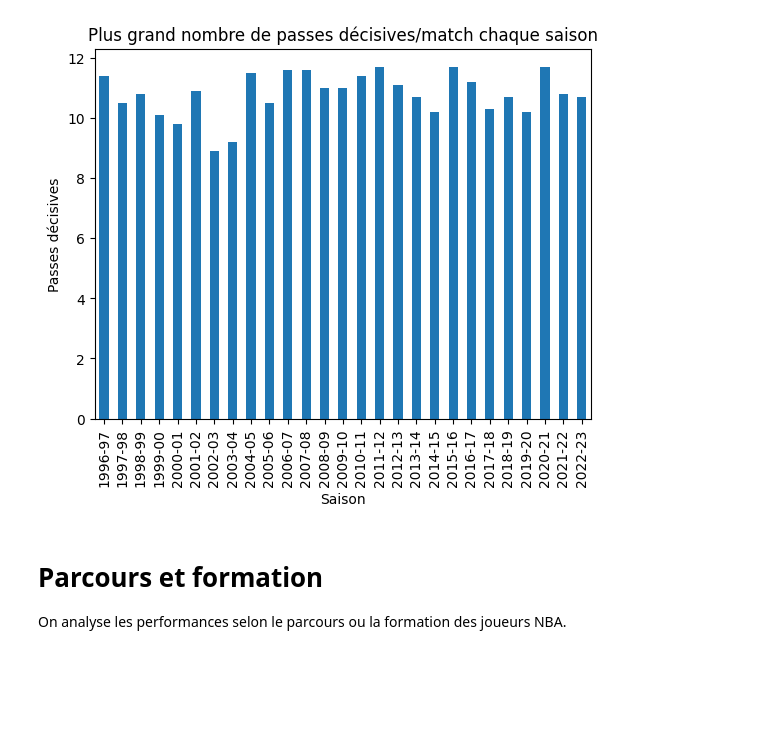
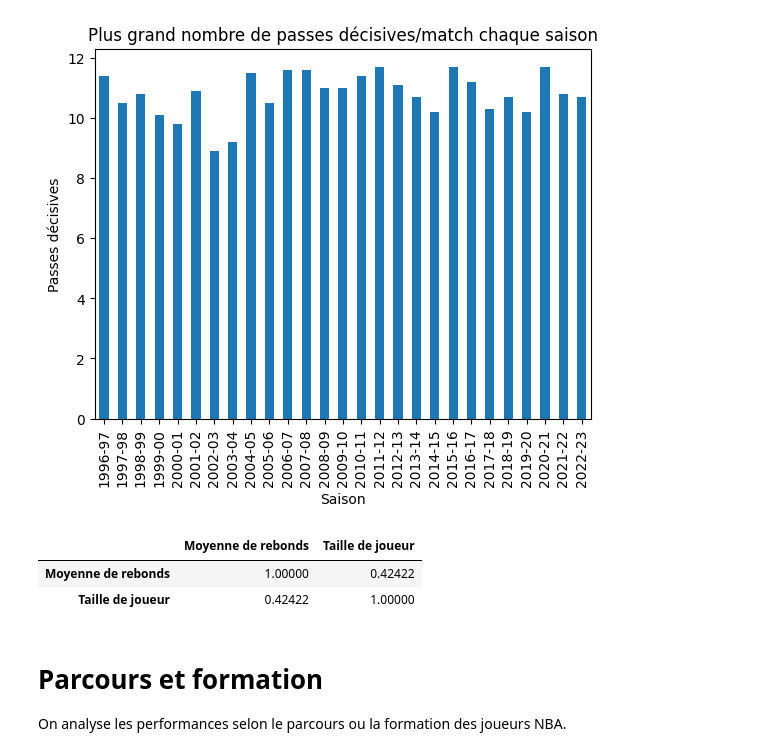
Before and after one commit to TAMINE-CYRIL/NBAStats, a Jupyter notebook: notebook.ipynb, the cells around one changed output. Cells and saved outputs as stored; diff of their text form; code cells hidden in the pictures; blank space fills up the shorter version.

```diff
--- a/notebook.ipynb
+++ b/notebook.ipynb
@@ -257,6 +270,18 @@ plt.ylabel("Passes décisives")
 plt.show()
 # %% [output]
 [figure]
+# %%
+# On effectue une corrélation entre la taille et la moyenne des rebonds pris par match.
+rapport_taille_rebonds = pd.DataFrame({
+    'Moyenne de rebonds': df['reb'],
+    'Taille de joueur': df['player_height']
+})
+
+rapport_taille_rebonds.corr()
+# %% [output]
+|  | Moyenne de rebonds | Taille de joueur |
+| Moyenne de rebonds | 1.00000 | 0.42422 |
+| Taille de joueur | 0.42422 | 1.00000 |
 # %% [markdown]
 # Parcours et formation
 On analyse les performances selon le parcours ou la formation des joueurs NBA.
```
Also changed, not shown: parts of 3 cells of this notebook.
